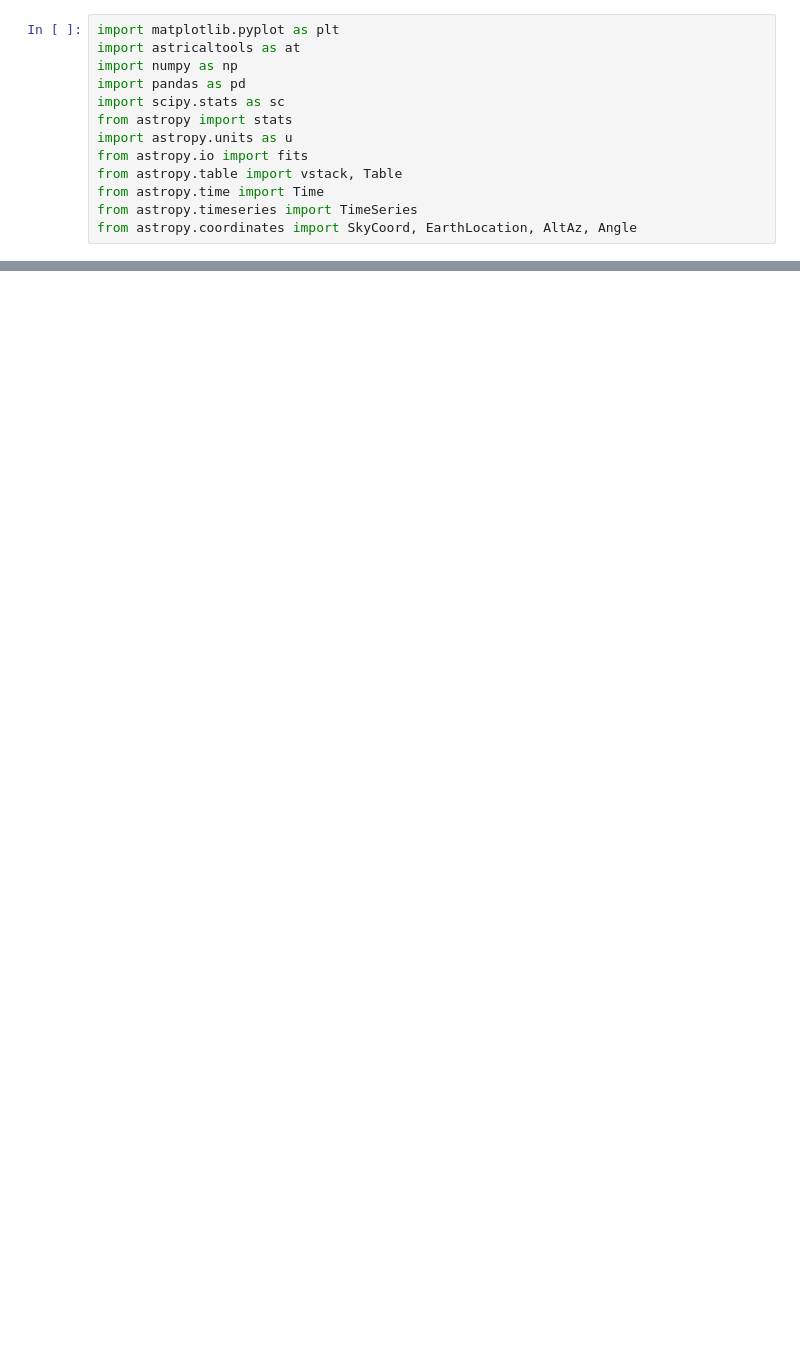
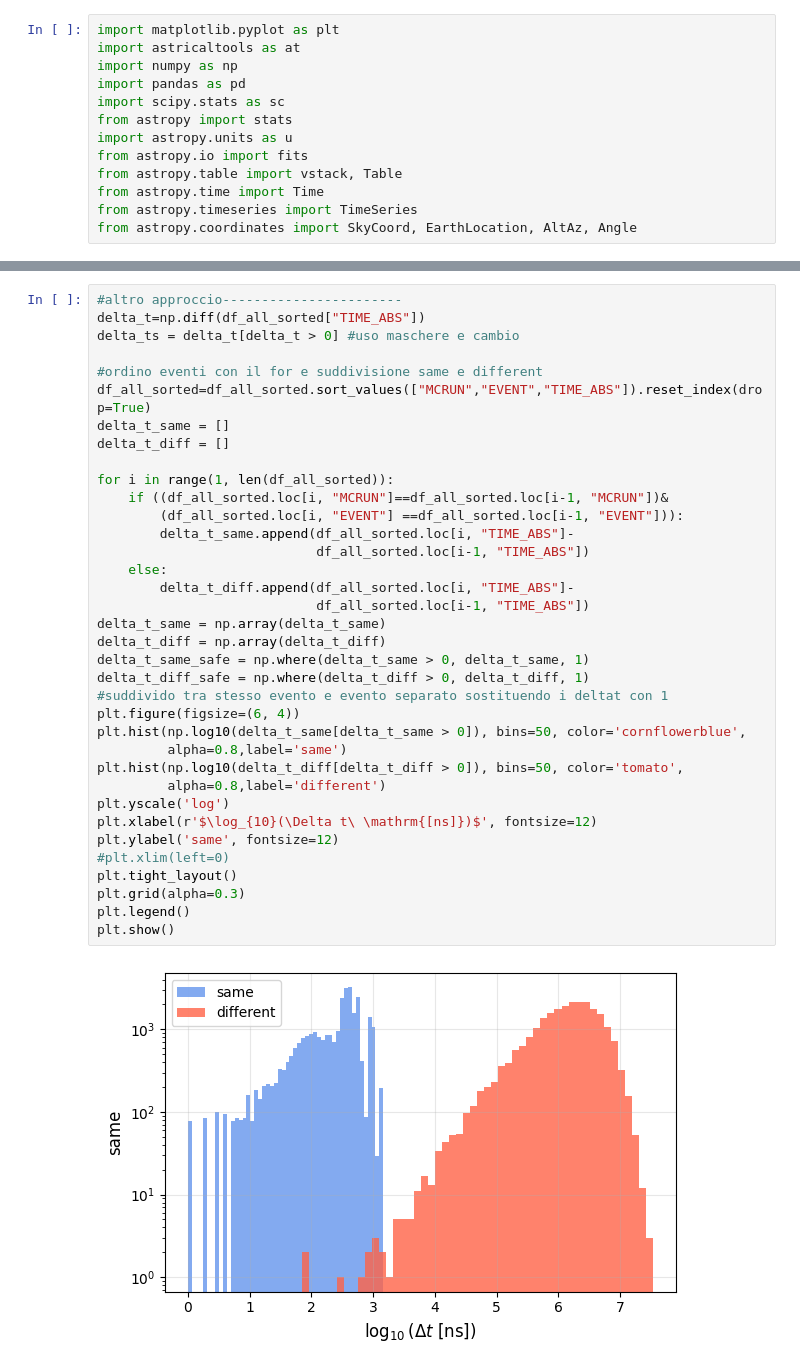
Before and after one commit to mfrancescangeli1/ASTRI, a Jupyter notebook: ev0_selectionevent.ipynb, the cells around one changed output, grey strips where cells are left out. Drawn from its saved outputs; the diff is of its cells as text; blank space fills up the shorter version.

```diff
--- a/ev0_selectionevent.ipynb
+++ b/ev0_selectionevent.ipynb
@@ -326,0 +147,38 @@ LG rette: 4
+# %%
+#altro approccio-----------------------
+delta_t=np.diff(df_all_sorted["TIME_ABS"])
+delta_ts = delta_t[delta_t > 0] #uso maschere e cambio
+
+#ordino eventi con il for e suddivisione same e different
+df_all_sorted=df_all_sorted.sort_values(["MCRUN","EVENT","TIME_ABS"]).reset_index(drop=True)
+delta_t_same = []
+delta_t_diff = []
+
+for i in range(1, len(df_all_sorted)):
+    if ((df_all_sorted.loc[i, "MCRUN"]==df_all_sorted.loc[i-1, "MCRUN"])&
+        (df_all_sorted.loc[i, "EVENT"] ==df_all_sorted.loc[i-1, "EVENT"])):
+        delta_t_same.append(df_all_sorted.loc[i, "TIME_ABS"]-
+                            df_all_sorted.loc[i-1, "TIME_ABS"])
+    else:
+        delta_t_diff.append(df_all_sorted.loc[i, "TIME_ABS"]-
+                            df_all_sorted.loc[i-1, "TIME_ABS"])
+delta_t_same = np.array(delta_t_same)
+delta_t_diff = np.array(delta_t_diff)
+delta_t_same_safe = np.where(delta_t_same > 0, delta_t_same, 1)
+delta_t_diff_safe = np.where(delta_t_diff > 0, delta_t_diff, 1)
+#suddivido tra stesso evento e evento separato sostituendo i deltat con 1
+plt.figure(figsize=(6, 4))
+plt.hist(np.log10(delta_t_same[delta_t_same > 0]), bins=50, color='cornflowerblue',
+         alpha=0.8,label='same')
+plt.hist(np.log10(delta_t_diff[delta_t_diff > 0]), bins=50, color='tomato',
+         alpha=0.8,label='different')
+plt.yscale('log')
+plt.xlabel(r'$\log_{10}(\Delta t\ \mathrm{[ns]})$', fontsize=12)
+plt.ylabel('same', fontsize=12)
+#plt.xlim(left=0)
+plt.tight_layout()
+plt.grid(alpha=0.3)
+plt.legend()
+plt.show()
+# %% [output]
+[figure, added]
```
Also changed, not shown: parts of 7 cells of this notebook, 2 other files.
